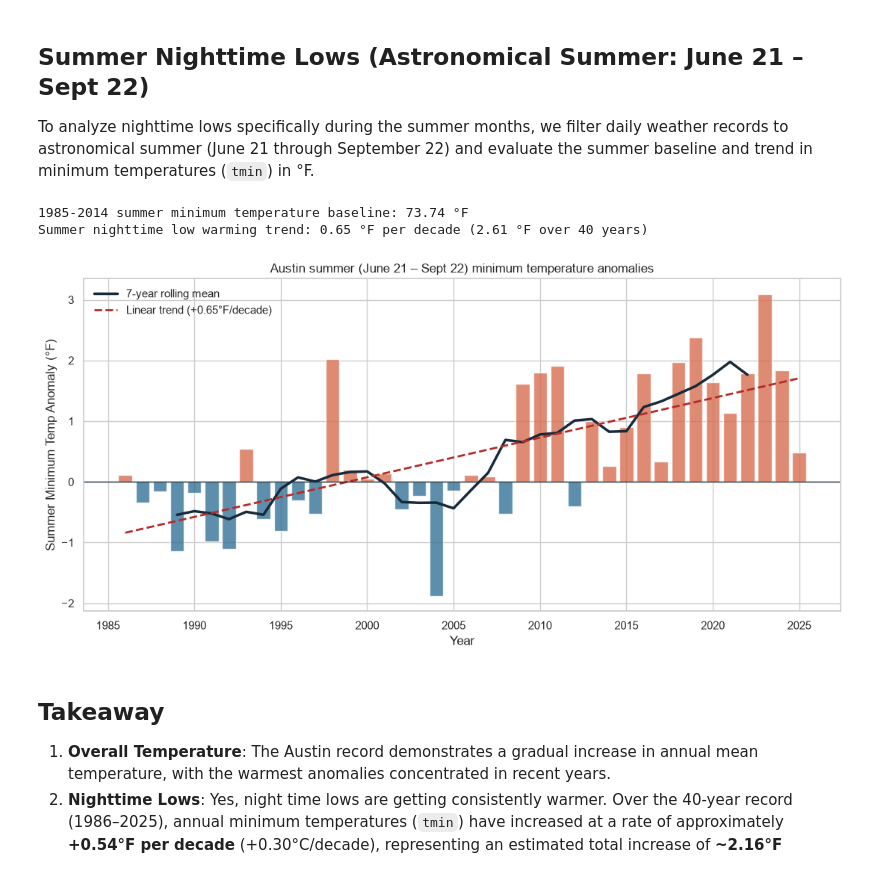
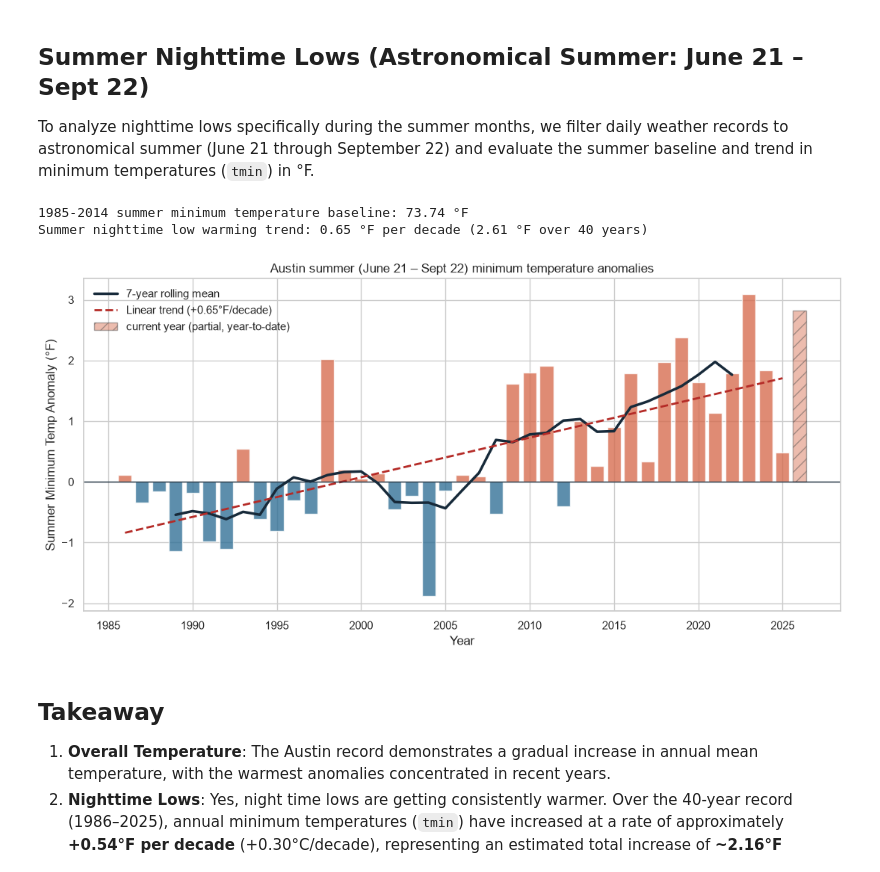
Before and after one commit to davilo61/austin-climate-trends, a Jupyter notebook: notebooks/climate_analysis.ipynb, the cells around one changed output. Drawn from its saved outputs; the diff is of its cells as text; code cells hidden in the pictures.

```diff
--- a/notebooks/climate_analysis.ipynb
+++ b/notebooks/climate_analysis.ipynb
@@ -144,43 +173,44 @@ daily_weather['day'] = daily_weather['time'].dt.day
 
 is_summer = (
     ((daily_weather['month'] == 6) & (daily_weather['day'] >= 21)) |
     (daily_weather['month'].isin([7, 8])) |
     ((daily_weather['month'] == 9) & (daily_weather['day'] <= 22))
 )
 summer_df = daily_weather[is_summer].copy()
 summer_df['tmin_f'] = summer_df['tmin'] * 1.8 + 32
 
-last_complete_year = pd.Timestamp.now().year - 1
-summer_yearly = (summer_df[summer_df['year'] <= last_complete_year]
-                 .groupby('year', as_index=False)
+summer_yearly = (summer_df.groupby('year', as_index=False)
                  .agg(mean_summer_tmin_f=('tmin_f', 'mean')))
+summer_yearly['is_partial'] = summer_yearly['year'] > last_complete_year
 
 summer_baseline_f = summer_yearly.loc[summer_yearly['year'].between(1985, 2014), 'mean_summer_tmin_f'].mean()
 summer_yearly['summer_tmin_anomaly_f'] = summer_yearly['mean_summer_tmin_f'] - summer_baseline_f
 
-slope_summer_f, intercept_summer_f = np.polyfit(summer_yearly['year'], summer_yearly['mean_summer_tmin_f'], 1)
+complete_summer = summer_yearly[~summer_yearly['is_partial']]
+slope_summer_f, intercept_summer_f = np.polyfit(complete_summer['year'], complete_summer['mean_summer_tmin_f'], 1)
 
 print(f'1985-2014 summer minimum temperature baseline: {summer_baseline_f:.2f} °F')
 print(f'Summer nighttime low warming trend: {slope_summer_f * 10:.2f} °F per decade ({slope_summer_f * 40:.2f} °F over 40 years)')
 
 fig, ax = plt.subplots(figsize=(11, 5.5))
 colors = ['#2f6f95' if value < 0 else '#d66b4d' for value in summer_yearly['summer_tmin_anomaly_f']]
-ax.bar(summer_yearly['year'], summer_yearly['summer_tmin_anomaly_f'], color=colors, width=0.8, alpha=0.78)
-rolling_summer_tmin = summer_yearly['summer_tmin_anomaly_f'].rolling(7, center=True).mean()
-ax.plot(summer_yearly['year'], rolling_summer_tmin, color='#172a3a', linewidth=2.5, label='7-year rolling mean')
-ax.plot(summer_yearly['year'], (slope_summer_f * summer_yearly['year'] + intercept_summer_f) - summer_baseline_f,
+bars = ax.bar(summer_yearly['year'], summer_yearly['summer_tmin_anomaly_f'], color=colors, width=0.8, alpha=0.78)
+mark_partial_bars(bars, summer_yearly['is_partial'])
+rolling_summer_tmin = complete_summer['summer_tmin_anomaly_f'].rolling(7, center=True).mean()
+ax.plot(complete_summer['year'], rolling_summer_tmin, color='#172a3a', linewidth=2.5, label='7-year rolling mean')
+ax.plot(complete_summer['year'], (slope_summer_f * complete_summer['year'] + intercept_summer_f) - summer_baseline_f,
         color='#b52b27', linestyle='--', linewidth=2, label=f'Linear trend (+{slope_summer_f*10:.2f}°F/decade)')
 ax.axhline(0, color='#172a3a', linewidth=1)
 ax.set(title='Austin summer (June 21 – Sept 22) minimum temperature anomalies', xlabel='Year', ylabel='Summer Minimum Temp Anomaly (°F)')
-ax.legend(frameon=False)
+add_partial_year_legend(ax, summer_yearly['is_partial'], colors[-1])
 fig.tight_layout()
 summer_tmin_output_path = project_root / 'outputs' / 'tmin_nh_summer_anomalies.png'
 fig.savefig(summer_tmin_output_path, dpi=180, bbox_inches='tight')
 plt.show()
 # %% [output]
 1985-2014 summer minimum temperature baseline: 73.74 °F
 Summer nighttime low warming trend: 0.65 °F per decade (2.61 °F over 40 years)
-[figure, old version]
+[figure, new version]
 # %% [markdown]
 ## Takeaway
 
```
Also changed, not shown: parts of 5 cells of this notebook, 12 other files.
